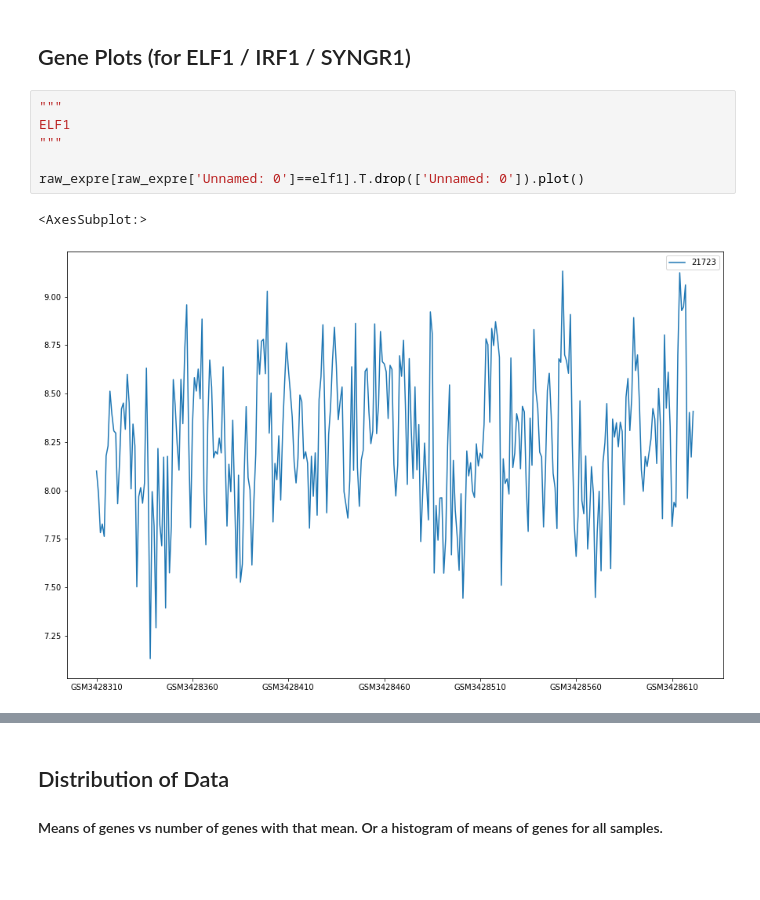
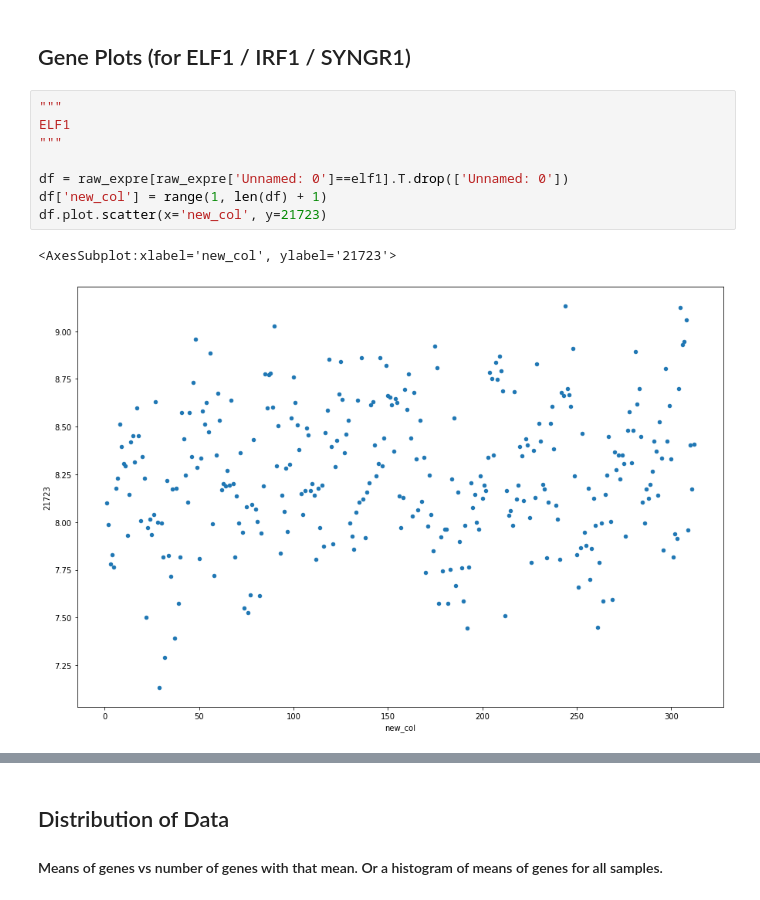
Before and after one commit to Nikunj-Gupta/Gene-Regulatory-Network-inference-in-Autoimmune-Diseases, a Jupyter notebook: plots.ipynb, the cells around one changed output, grey strips where cells are left out. Drawn from its saved outputs; the diff is of its cells as text; blank space fills up the shorter version.

Commit message:
added preliminary plots

```diff
--- a/plots.ipynb
+++ b/plots.ipynb
@@ -41,12 +41,14 @@ syngr1 = id_refs['GSE121239_family.soft.gz']['SYNGR1'][0]
 # %%
 """
 ELF1
 """
 
-raw_expre[raw_expre['Unnamed: 0']==elf1].T.drop(['Unnamed: 0']).plot()
+df = raw_expre[raw_expre['Unnamed: 0']==elf1].T.drop(['Unnamed: 0'])
+df['new_col'] = range(1, len(df) + 1)
+df.plot.scatter(x='new_col', y=21723)
 # %% [output]
-<AxesSubplot:>
+<AxesSubplot:xlabel='new_col', ylabel='21723'>
-[figure, old version]
+[figure, new version]
 # %%
 """
 IRF1
```
Also changed, not shown: parts of 7 cells of this notebook.
